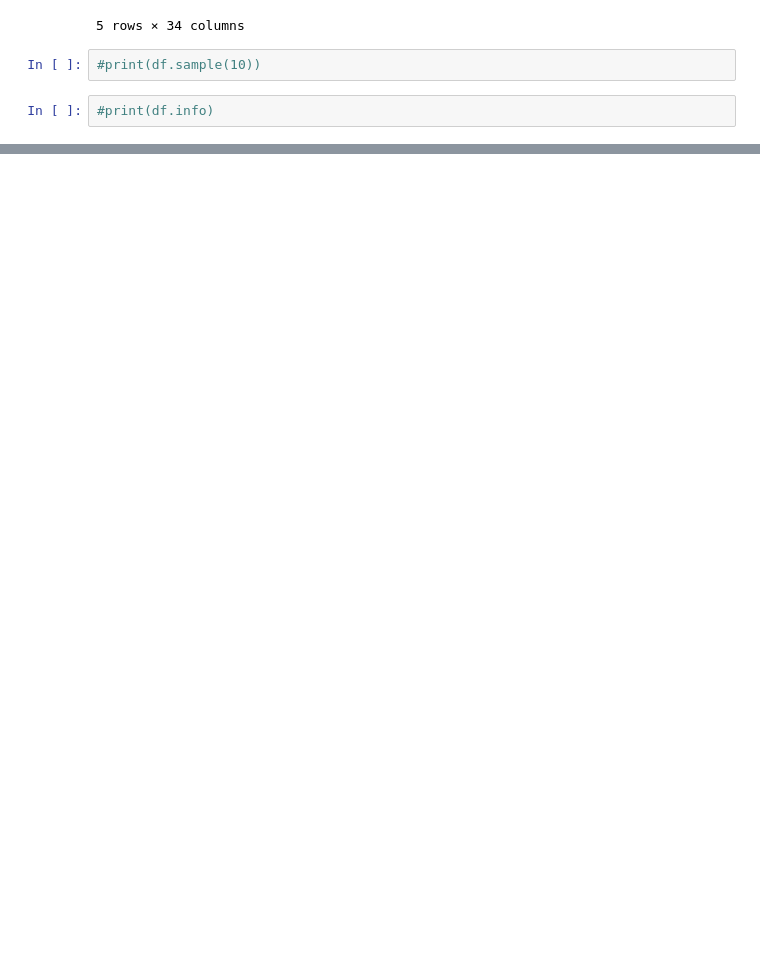
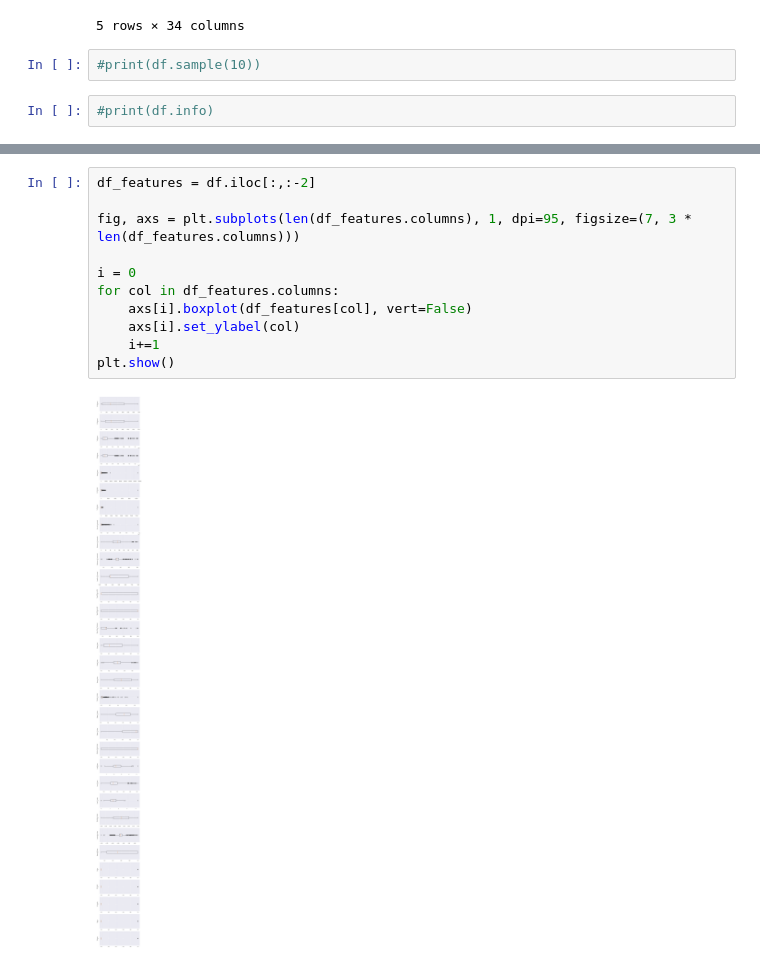
Before and after one commit to Love2502/Machine_Learning, a Jupyter notebook: my.ipynb, the cells around one changed output, grey strips where cells are left out. Saved outputs shown, nothing was run; the diff lists cells and outputs as text; blank space fills up the shorter version.

```diff
--- a/my.ipynb
+++ b/my.ipynb
@@ -99,0 +70,13 @@ np.float64(617.9644513137558)
+# %%
+df_features = df.iloc[:,:-2]
+
+fig, axs = plt.subplots(len(df_features.columns), 1, dpi=95, figsize=(7, 3 * len(df_features.columns)))
+
+i = 0
+for col in df_features.columns:
+    axs[i].boxplot(df_features[col], vert=False)
+    axs[i].set_ylabel(col)
+    i+=1
+plt.show()
+# %% [output]
+[figure, added]
```
Also changed, not shown: parts of 18 cells of this notebook, 4 other files.
